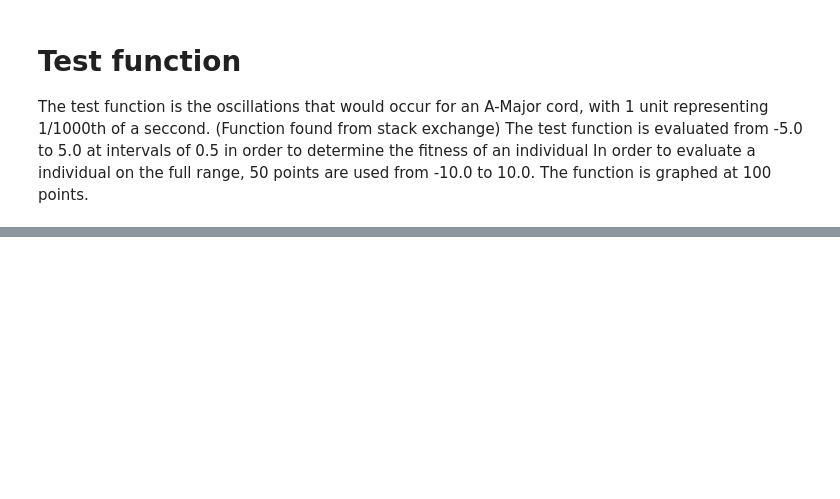
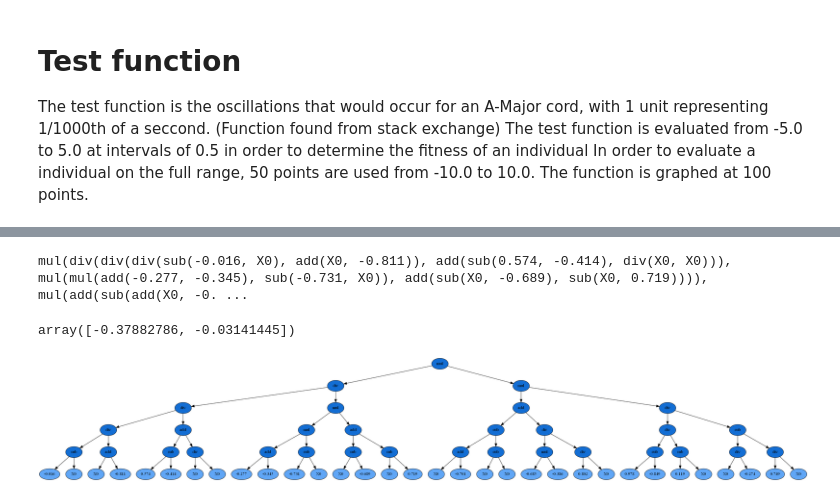
Before and after one commit to DarkGauss/gplearn_guide, a Jupyter notebook: NonLinearFunctionRegression.ipynb, the cells around one changed output, grey strips where cells are left out. Saved outputs shown, nothing was run; the diff lists cells and outputs as text; code cells hidden in the pictures; blank space fills up the shorter version.

```diff
--- a/NonLinearFunctionRegression.ipynb
+++ b/NonLinearFunctionRegression.ipynb
@@ -33,0 +46,18 @@ func_graph_points = 100
+# %%
+
+#Range of x values on the function to sample from
+train_range = (-5,5)
+dist_range = abs(train_range[0])+abs(train_range[1])
+
+num_samples = 10
+train_x = (np.random.random_sample(num_samples)*dist_range) + train_range[0]
+train_y = np.asarray([test_func(point) for point in train_x])
+
+print(train_x.shape)
+print(train_x)
+
+#reshape the new array in to a num_samples by 1 array since we only have 1 feature
+train_x = train_x.reshape(-1,1)
+
+print(train_x.shape)
+print(train_x)
@@ -48,0 +140,11 @@ def make_graph(input_gp, title):
+# %%
+ print(best_gp._program)
+best_gp.predict([[1],[2]])
+# %% [output]
+mul(div(div(div(sub(-0.016, X0), add(X0, -0.811)), add(sub(0.574, -0.414), div(X0, X0))), mul(mul(add(-0.277, -0.345), sub(-0.731, X0)), add(sub(X0, -0.689), sub(X0, 0.719)))), mul(add(sub(add(X0, -0. ...
+array([-0.37882786, -0.03141445])
+# %%
+graph = pydotplus.graphviz.graph_from_dot_data(best_gp._program.export_graphviz())
+Image(graph.create_png())
+# %% [output]
+[figure, added]
```
Also changed, not shown: parts of 11 cells of this notebook.
